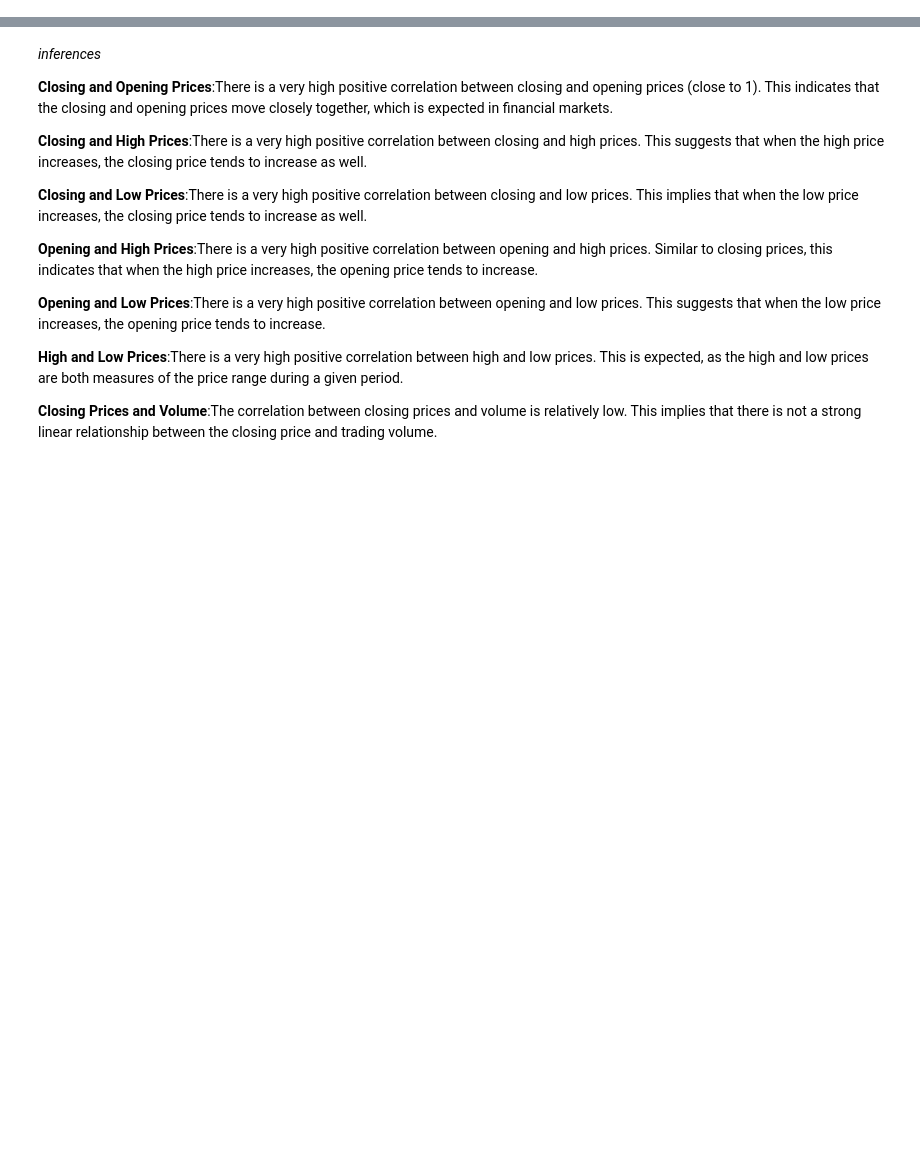
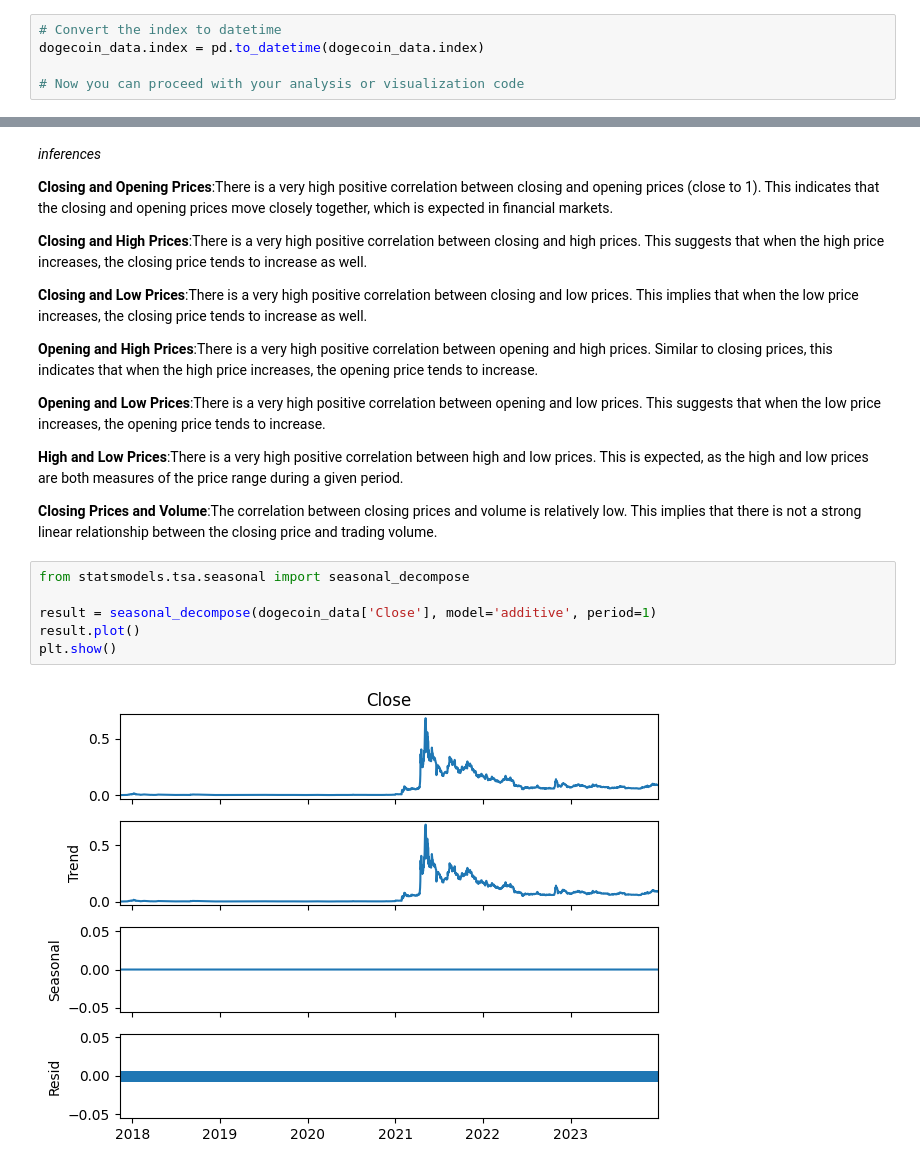
Before and after one commit to paulmachau/Dogecion-Historical-Prices, a Jupyter notebook: Dogecoin_price_prediction_LSTM.ipynb, the cells around one changed output, grey strips where cells are left out. Saved outputs shown, nothing was run; the diff lists cells and outputs as text; blank space fills up the shorter version.

```diff
--- a/Dogecoin_price_prediction_LSTM.ipynb
+++ b/Dogecoin_price_prediction_LSTM.ipynb
@@ -164,3 +174,8 @@ The code above shows a summurry statistics for all the columns  indicating the M
+# %%
+# Convert the index to datetime
+dogecoin_data.index = pd.to_datetime(dogecoin_data.index)
+
+# Now you can proceed with your analysis or visualization code
 # %% [markdown]
 #EDA
 # %%
@@ -326,3 +344,11 @@ plt.show()
 **High and Low Prices**:There is a very high positive correlation between high and low prices. This is expected, as the high and low prices are both measures of the price range during a given period.
 
 **Closing Prices and Volume**:The correlation between closing prices and volume is relatively low. This implies that there is not a strong linear relationship between the closing price and trading volume.
+# %%
+from statsmodels.tsa.seasonal import seasonal_decompose
+
+result = seasonal_decompose(dogecoin_data['Close'], model='additive', period=1)
+result.plot()
+plt.show()
+# %% [output]
+[figure, added]
```
Also changed, not shown: parts of 13 cells of this notebook.
